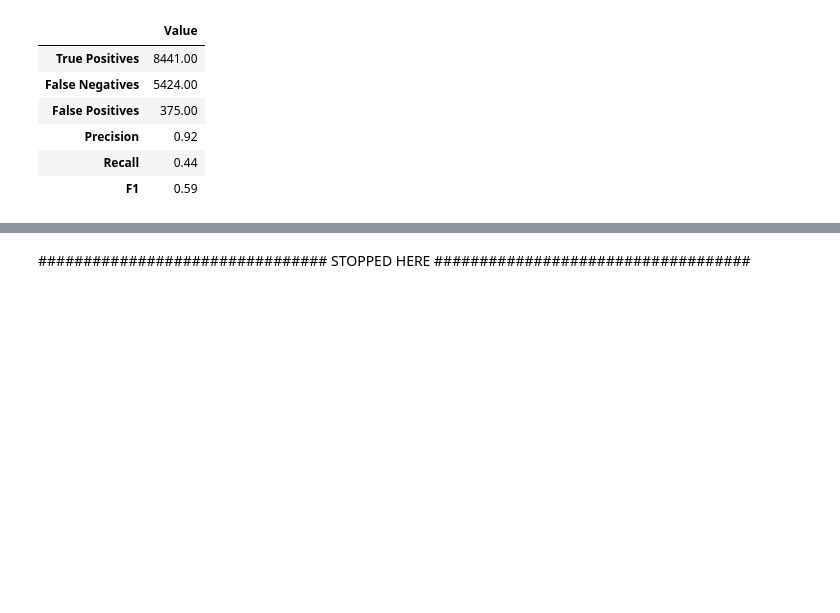
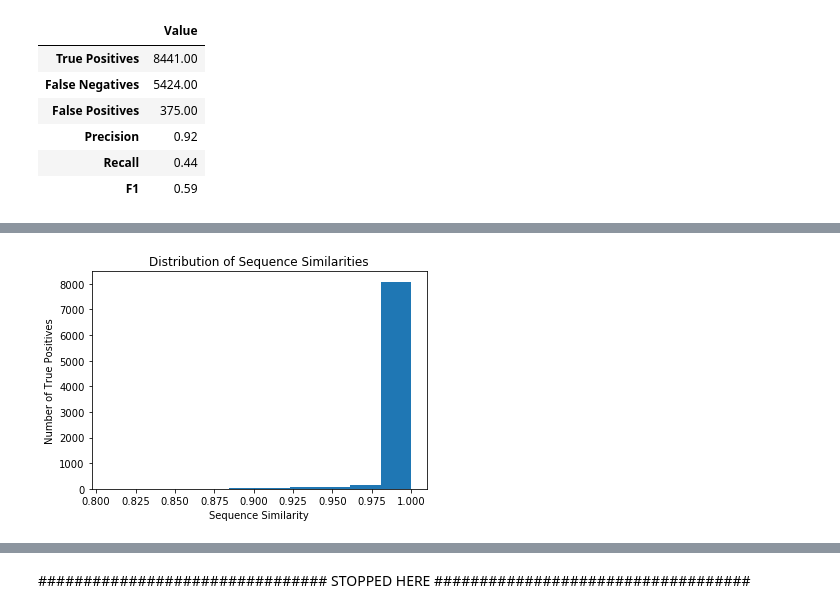
Before and after one commit to unique379/SVTeaser, a Jupyter notebook: notebooks/TruvariStatsPlots.ipynb, the cells around one changed output, grey strips where cells are left out. Saved outputs shown, nothing was run; the diff lists cells and outputs as text; code cells hidden in the pictures; blank space fills up the shorter version.

```diff
--- a/notebooks/TruvariStatsPlots.ipynb
+++ b/notebooks/TruvariStatsPlots.ipynb
@@ -210,0 +283,8 @@ plt.show()
+# %%
+plt.hist(tdf[tdf['state'].isin(['tp-call', 'tp-base'])]['seq_sim'])
+plt.xlabel('Sequence Similarity')
+plt.ylabel('Number of True Positives')
+plt.title('Distribution of Sequence Similarities')
+plt.show()
+# %% [output]
+[figure, added]
```
Also changed, not shown: parts of 7 cells of this notebook.
